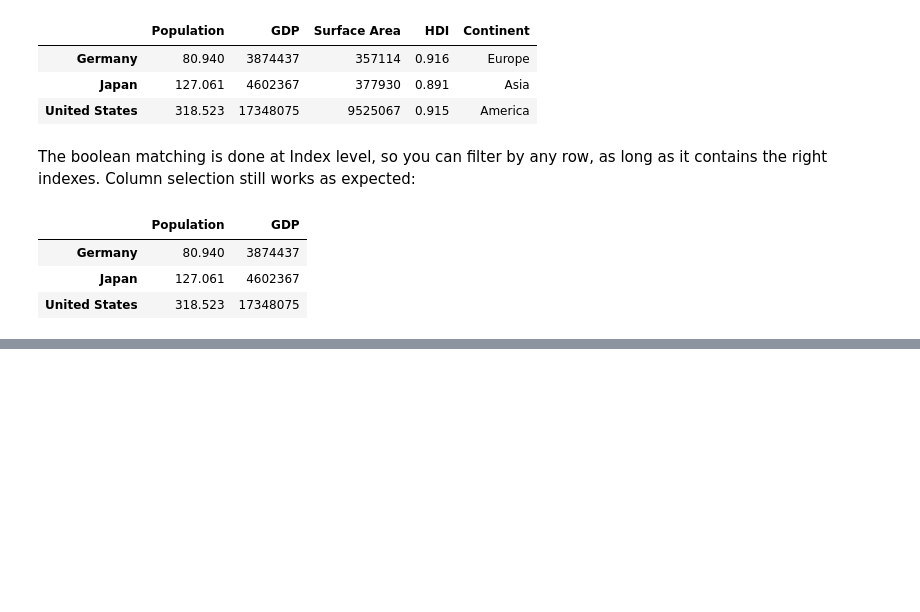
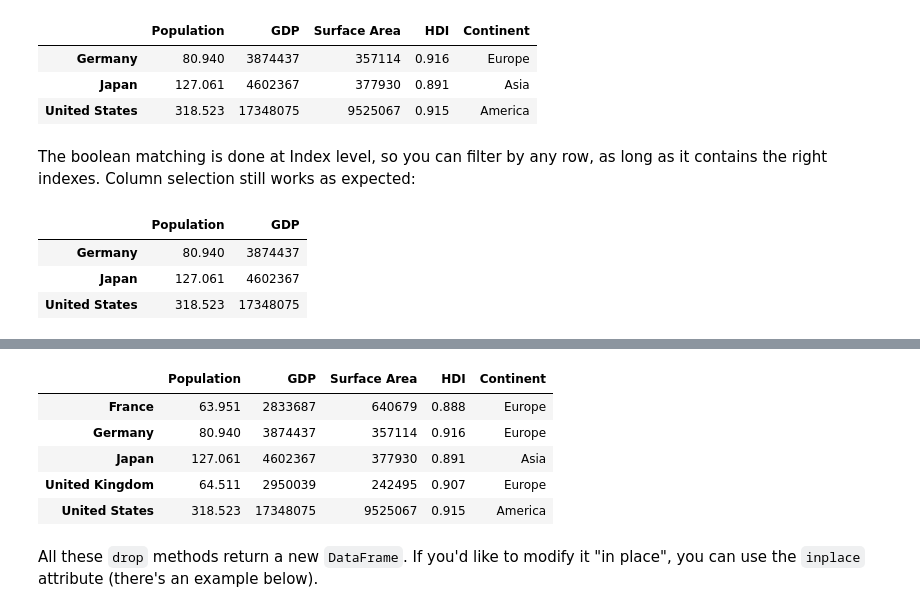
Before and after one commit to muhammadhananbaloch/Data-Analysis, a Jupyter notebook: Pandas-Dataframes.ipynb, the cells around one changed output, grey strips where cells are left out. Drawn from its saved outputs; the diff is of its cells as text; code cells hidden in the pictures; blank space fills up the shorter version.

```diff
--- a/Pandas-Dataframes.ipynb
+++ b/Pandas-Dataframes.ipynb
@@ -371,0 +448,11 @@ df.loc[df['Population'] > 70, ['Population', 'GDP']]
+# %%
+df.drop(['Italy', 'Canada'], axis='rows')
+# %% [output]
+|  | Population | GDP | Surface Area | HDI | Continent |
+| France | 63.951 | 2833687 | 640679 | 0.888 | Europe |
+| Germany | 80.940 | 3874437 | 357114 | 0.916 | Europe |
+| Japan | 127.061 | 4602367 | 377930 | 0.891 | Asia |
+| United Kingdom | 64.511 | 2950039 | 242495 | 0.907 | Europe |
+| United States | 318.523 | 17348075 | 9525067 | 0.915 | America |
+# %% [markdown]
+All these `drop` methods return a new `DataFrame`. If you'd like to modify it "in place", you can use the `inplace` attribute (there's an example below).
```
Also changed, not shown: parts of 9 cells of this notebook.
